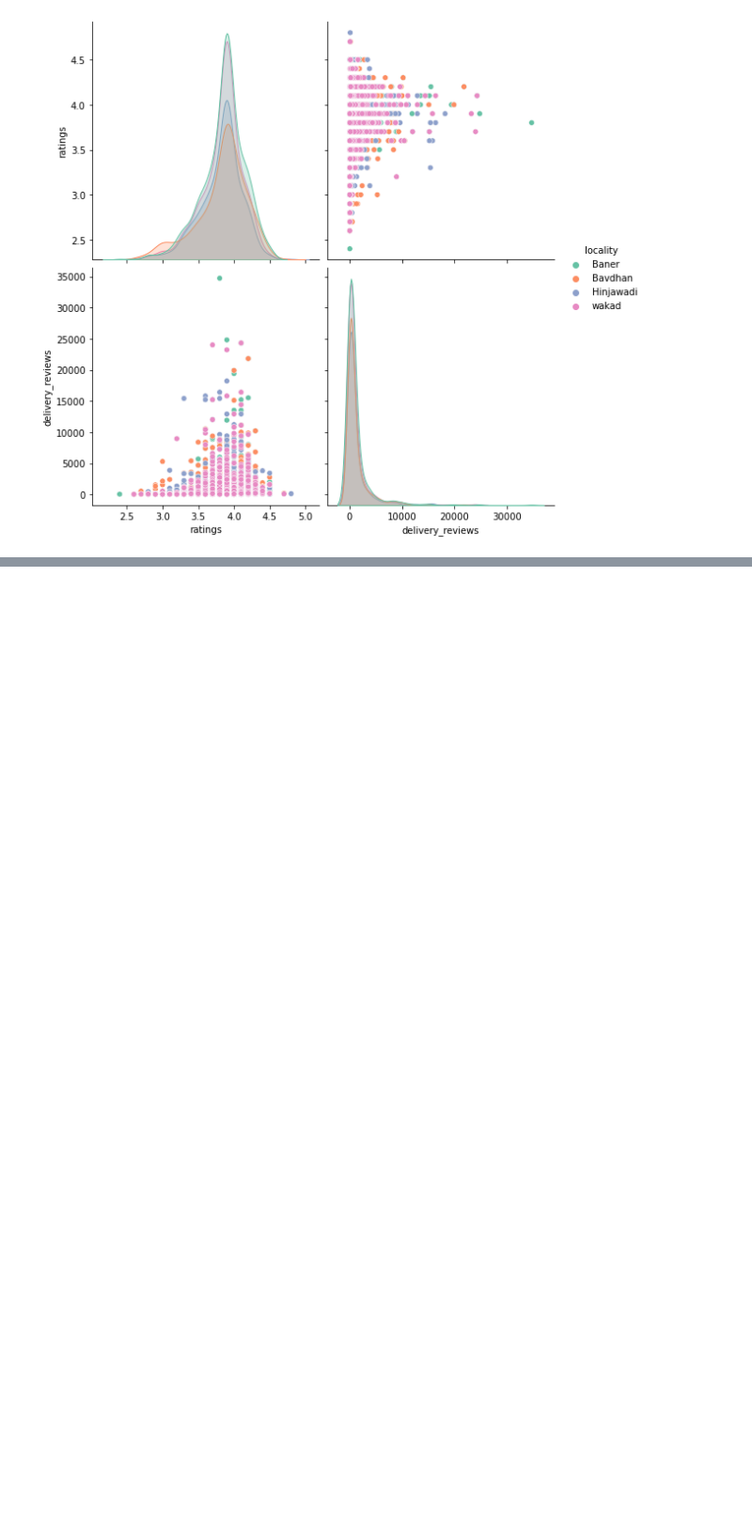
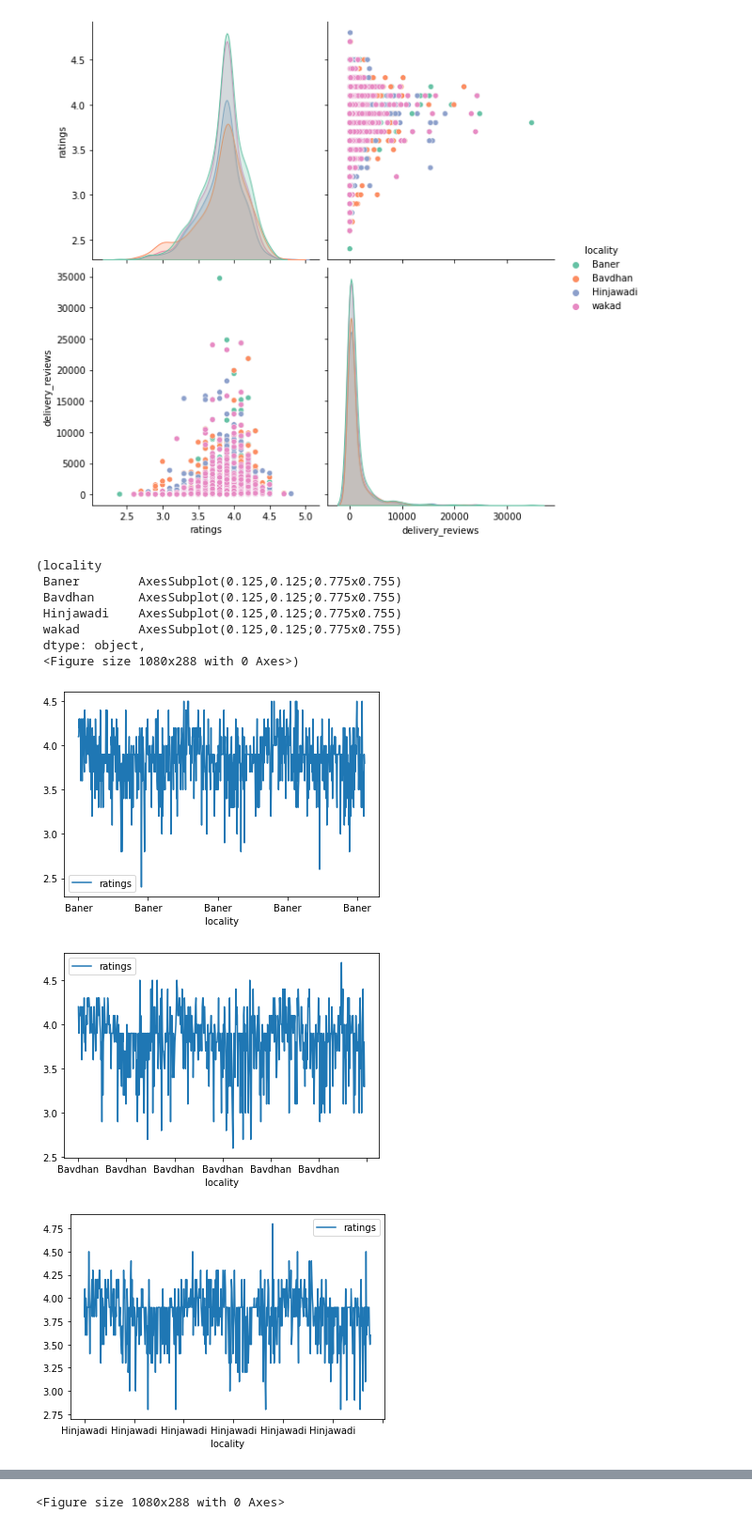
Before and after one commit to Gaurav2394/Zomato-Data-Project, a Jupyter notebook: 2nd_Zomato_data (1).ipynb, the cells around one changed output, grey strips where cells are left out. Shown: that part at 94% size. Cells and saved outputs as stored; diff of their text form; code cells hidden in the pictures; blank space fills up the shorter version.

```diff
--- a/2nd_Zomato_data (1).ipynb
+++ b/2nd_Zomato_data (1).ipynb
@@ -436,3 +428,18 @@ sns.pairplot(data_rat, hue = "locality", palette="Set2", height=4)
 # %% [output]
 <seaborn.axisgrid.PairGrid at 0x...>
 [figure]
+# %%
+df =data_rat.groupby(['locality'])
+# %%
+df.plot.line(x='locality', y='ratings'), plt.figure(figsize=(15,4))
+# %% [output]
+(locality
+ Baner        AxesSubplot(0.125,0.125;0.775x0.755)
+ Bavdhan      AxesSubplot(0.125,0.125;0.775x0.755)
+ Hinjawadi    AxesSubplot(0.125,0.125;0.775x0.755)
+ wakad        AxesSubplot(0.125,0.125;0.775x0.755)
+ dtype: object,
+ <Figure size 1080x288 with 0 Axes>)
+[figure, added]
+[figure, added]
+[figure, added]
@@ -438,0 +447 @@ sns.pairplot(data_rat, hue = "locality", palette="Set2", height=4)
+<Figure size 1080x288 with 0 Axes>
```
Also changed, not shown: parts of 6 cells of this notebook, 5 other files.
